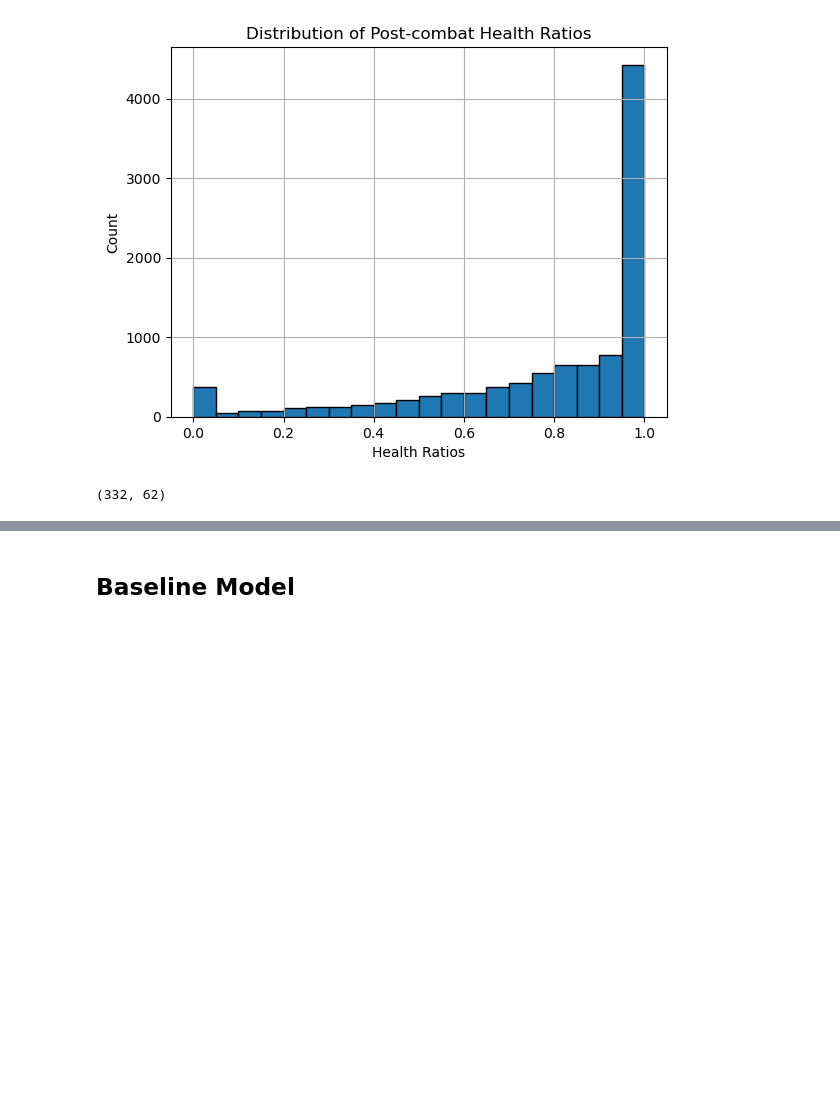
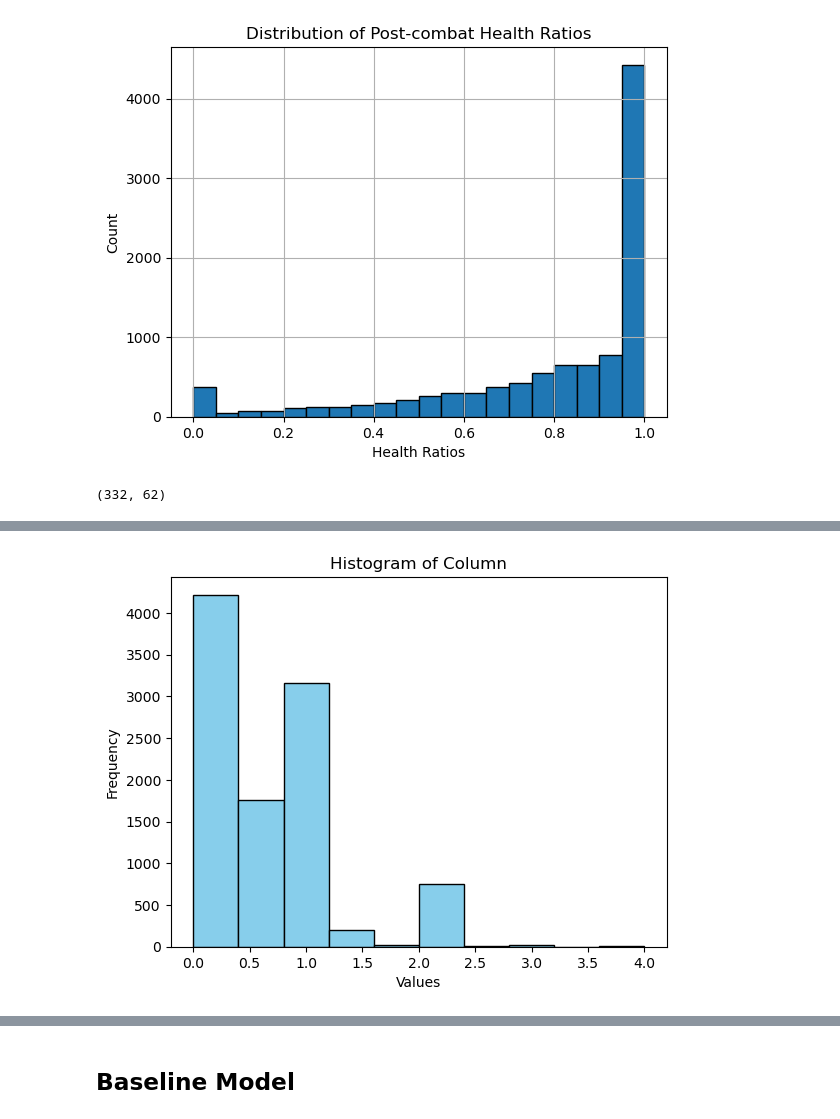
Before and after one commit to ingridasemenec/DnDEncounterEstimator, a Jupyter notebook: models_aky.ipynb, the cells around one changed output, grey strips where cells are left out. Saved outputs shown, nothing was run; the diff lists cells and outputs as text; code cells hidden in the pictures; blank space fills up the shorter version.

```diff
--- a/models_aky.ipynb
+++ b/models_aky.ipynb
@@ -41,0 +52,8 @@ df.columns
+# %%
+plt.hist(df['spellcaster_percentage'], bins=10, color='skyblue', edgecolor='black')  # Adjust the number of bins as needed
+plt.xlabel('Values')
+plt.ylabel('Frequency')
+plt.title('Histogram of Column')
+plt.show()
+# %% [output]
+[figure, added]
```
Also changed, not shown: parts of 5 cells of this notebook, 7 other files.
